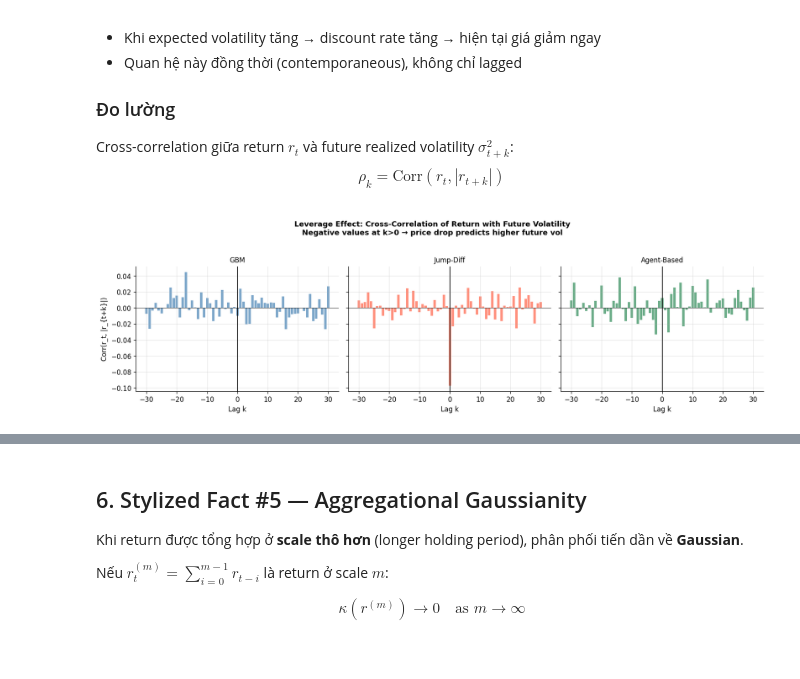
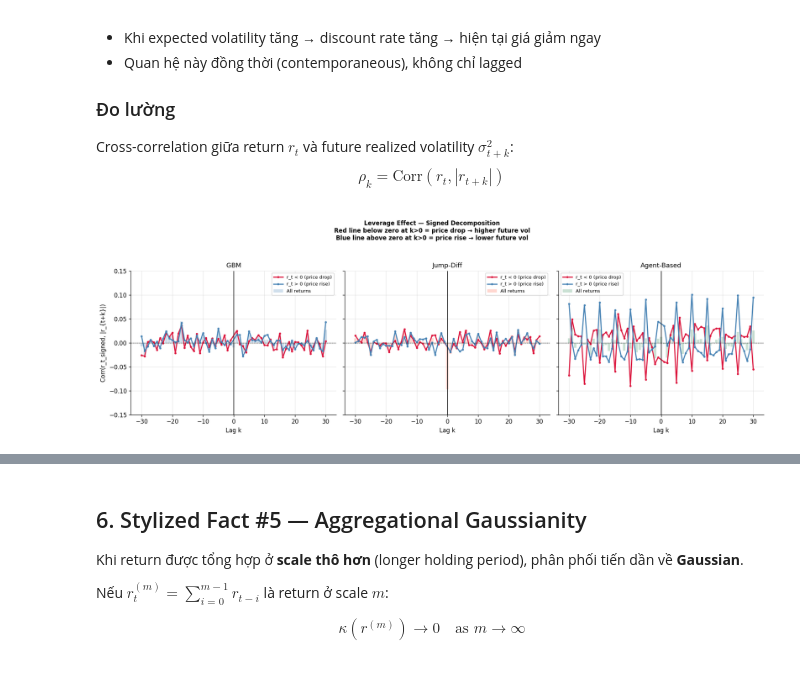
Before and after one commit to thisYui/Market-Reality-and-Dynamics, a Jupyter notebook: notebooks/01_market_structure/00_stylized_facts.ipynb, the cells around one changed output, grey strips where cells are left out. Drawn from its saved outputs; the diff is of its cells as text; code cells hidden in the pictures.

Commit message:
market struture/ stylized facts markdown update

```diff
--- a/notebooks/01_market_structure/00_stylized_facts.ipynb
+++ b/notebooks/01_market_structure/00_stylized_facts.ipynb
@@ -681,42 +1016,70 @@ $$\text{Corr}(r_t, \sigma^2_{t+k}) < 0 \quad \text{với } k \geq 0$$
 Cross-correlation giữa return $r_t$ và future realized volatility $\sigma^2_{t+k}$:
 $$\rho_k = \text{Corr}(r_t, |r_{t+k}|)$$
 # %%
-def cross_corr_leverage(r, max_lag=30):
-    """Cross-correlation of r_t with |r_{t+k}| for k in [-max_lag, max_lag]."""
+def cross_corr_signed(r, max_lag=30):
+    """
+    Tách r_t thành 3 nhóm:
+    - All returns (original)
+    - Negative returns only (r_t < 0) → leverage effect
+    - Positive returns only (r_t > 0) → anti-leverage
+    """
     r = r[np.isfinite(r)]
     abs_r = np.abs(r)
-    lags  = np.arange(-max_lag, max_lag + 1)
-    corrs = []
+    lags = np.arange(-max_lag, max_lag + 1)
+
+    r_neg = np.where(r < 0, r, 0)   # giữ nguyên nếu âm, = 0 nếu dương
+    r_pos = np.where(r > 0, r, 0)   # giữ nguyên nếu dương, = 0 nếu âm
+
+    def compute_corr(x, y, k):
+        if k > 0:
+            return np.corrcoef(x[:-k], y[k:])[0, 1]
+        elif k < 0:
+            return np.corrcoef(x[-k:], y[:k])[0, 1]
+        else:
+            return np.corrcoef(x, y)[0, 1]
+
+    corrs_all, corrs_neg, corrs_pos = [], [], []
     for k in lags:
-        if k > 0:
-            corrs.append(np.corrcoef(r[:-k], abs_r[k:])[0, 1])
-        elif k < 0:
-            corrs.append(np.corrcoef(r[-k:], abs_r[:k])[0, 1])
-        else:
-            corrs.append(np.corrcoef(r, abs_r)[0, 1])
-    return lags, np.array(corrs)
+        corrs_all.append(compute_corr(r,     abs_r, k))
+        corrs_neg.append(compute_corr(r_neg, abs_r, k))
+        corrs_pos.append(compute_corr(r_pos, abs_r, k))
 
-fig, axes = plt.subplots(1, 3, figsize=(14, 4), sharey=True)
+    return lags, np.array(corrs_all), np.array(corrs_neg), np.array(corrs_pos)
+
+# Loại bỏ k=0 khỏi line plot, hoặc zoom vào k≠0
+fig, axes = plt.subplots(1, 3, figsize=(16, 5), sharey=True)
 
 for ax, (name, r, color) in zip(axes, datasets):
-    lags, corrs = cross_corr_leverage(r, max_lag=30)
-    ax.bar(lags, corrs, color=color, alpha=0.7, width=0.8)
+    lags, corrs_all, corrs_neg, corrs_pos = cross_corr_signed(r, max_lag=30)
+
+    # Mask k=0 để không vẽ spike artifact
+    mask = lags != 0
+
+    ax.bar(lags, corrs_all, color=color, alpha=0.25, width=0.8, label='All returns')
+    ax.plot(lags[mask], corrs_neg[mask], color='crimson', lw=1.8,
+            marker='o', markersize=2.5, label='r_t < 0 (price drop)')
+    ax.plot(lags[mask], corrs_pos[mask], color='steelblue', lw=1.8,
+            marker='o', markersize=2.5, label='r_t > 0 (price rise)')
+
     ax.axvline(0, color='k', lw=1)
-    ax.axhline(0, color='k', lw=0.5)
-    ax.set_title(f'{name}', fontsize=10)
+    ax.axhline(0, color='k', lw=0.5, ls='--')
+
+    # Zoom vào range có ý nghĩa, bỏ spike k=0 ra ngoài scale
+    ax.set_ylim(-0.15, 0.15)
+
+    ax.set_title(name, fontsize=11)
     ax.set_xlabel('Lag k')
     if ax == axes[0]:
-        ax.set_ylabel('Corr(r_t, |r_{t+k}|)')
+        ax.set_ylabel('Corr(r_t_signed, |r_{t+k}|)')
+    ax.legend(fontsize=8)
 
-plt.suptitle('Leverage Effect: Cross-Correlation of Return with Future Volatility\n'
-             'Negative values at k>0 → price drop predicts higher future vol',
-             fontsize=11, fontweight='bold', y=1.03)
+plt.suptitle(
+    'Leverage Effect — Signed Decomposition\n'
+    'Red line below zero at k>0 = price drop → higher future vol\n'
+    'Blue line above zero at k>0 = price rise → lower future vol',
+    fontsize=10, fontweight='bold', y=1.04
+)
 plt.tight_layout()
 plt.show()
-
-print('Leverage effect signature:')
-print('  k < 0 (past vol → current return): typically weak')
-print('  k > 0 (current return → future vol): negative for real markets')
-print('  GBM has no leverage effect by construction')
 # %% [output]
-[figure, old version]
+[figure, new version]
```
Also changed, not shown: parts of 15 cells of this notebook, 1 other file.
